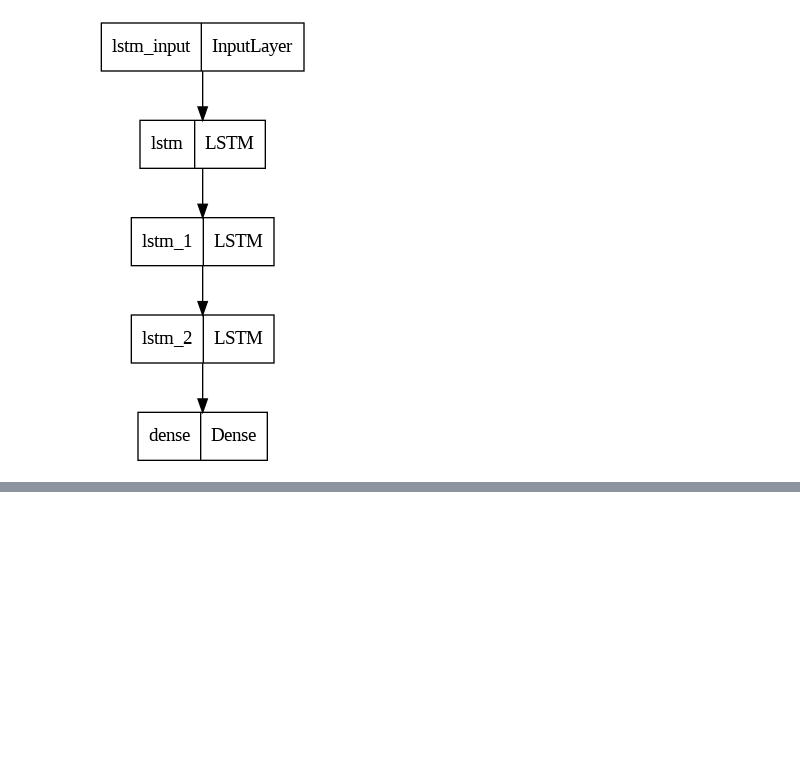
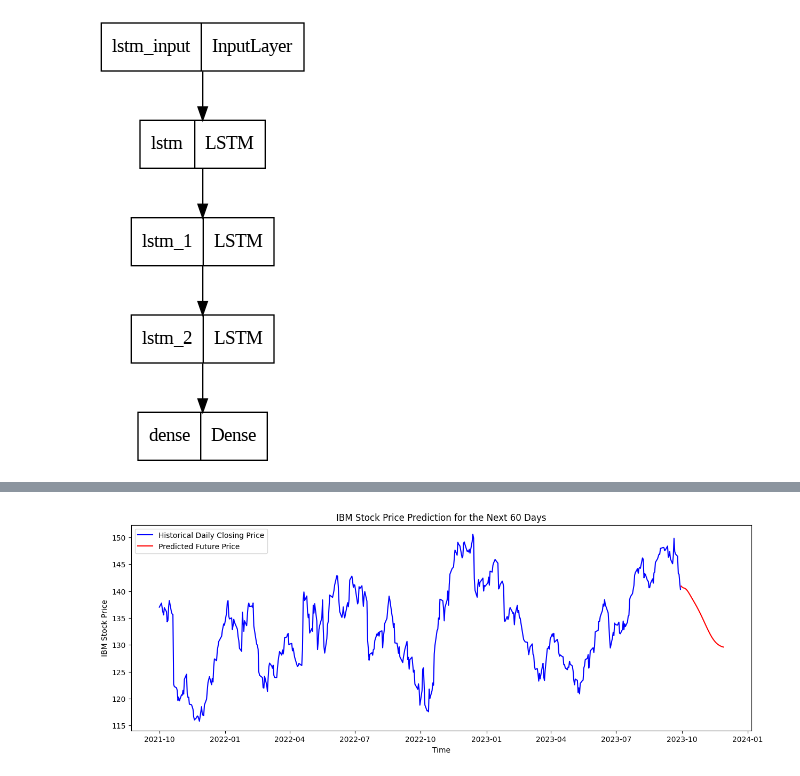
Before and after one commit to bksat90/StockPrediction, a Jupyter notebook: StockPrediction.ipynb, the cells around one changed output, grey strips where cells are left out. Cells and saved outputs as stored; diff of their text form; code cells hidden in the pictures; blank space fills up the shorter version.

```diff
--- a/StockPrediction.ipynb
+++ b/StockPrediction.ipynb
@@ -151,0 +150,27 @@ plt.show()
+# %%
+def predict_future_days(model, base_data, days_to_predict, scaler, look_back=2000):
+    # Start with the last days of the base data
+    input_data = base_data[-look_back:].reshape(1, look_back, 1)
+
+    # Predict future days
+    future_predictions = []
+
+    for _ in range(days_to_predict):
+        # Make a prediction
+        prediction = model.predict(input_data)
+
+        # Append the prediction
+        future_predictions.append(prediction[0, 0])
+
+        # Update the input data to include the prediction and exclude the oldest data point
+        # Correctly reshape the prediction to (1, 1, 1) before appending
+        input_data = np.append(input_data[:, 1:, :], prediction.reshape(1, 1, 1), axis=1)
+
+    # Invert the scaling
+    future_predictions = scaler.inverse_transform(np.array(future_predictions).reshape(-1, 1))
+
+    return future_predictions
+# %%
+# Predict next 30 days
+days_to_predict = 60
+future_days = predict_future_days(model, scaled_data, days_to_predict, scaler, look_back)
@@ -151,0 +195,13 @@ plt.show()
+# %%
+# Plot the predictions
+predicted_dates = pd.date_range(start=data.index[-1], periods=days_to_predict + 1, closed='right')
+plt.figure(figsize=(15,5))
+plt.plot(data.index, data['Close'], color='blue', label='Historical Daily Closing Price')
+plt.plot(predicted_dates, future_days, color='red', label='Predicted Future Price')
+plt.title(f'IBM Stock Price Prediction for the Next {days_to_predict} Days')
+plt.xlabel('Time')
+plt.ylabel('IBM Stock Price')
+plt.legend()
+plt.show()
+# %% [output]
+[figure, added]
```
Also changed, not shown: parts of 7 cells of this notebook.
